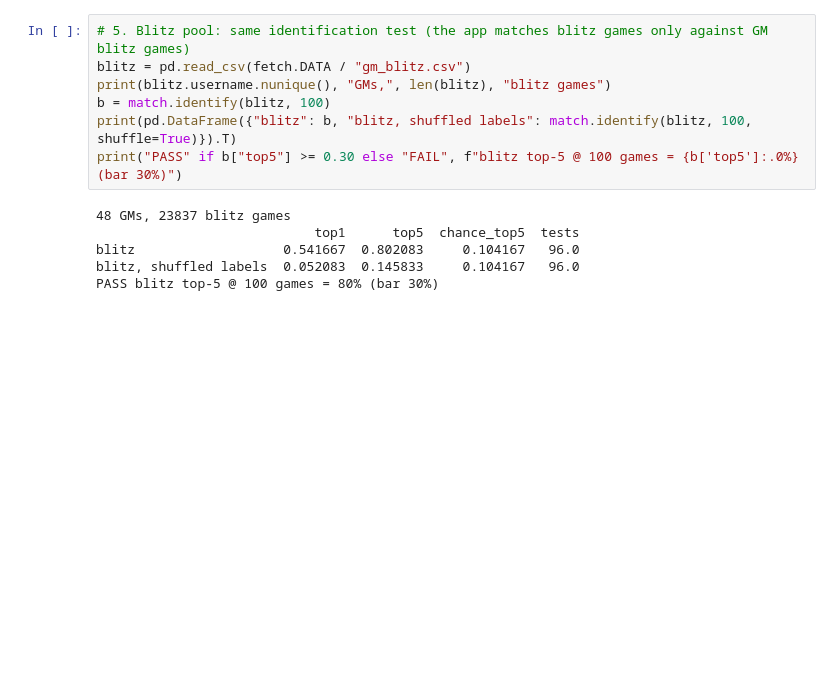
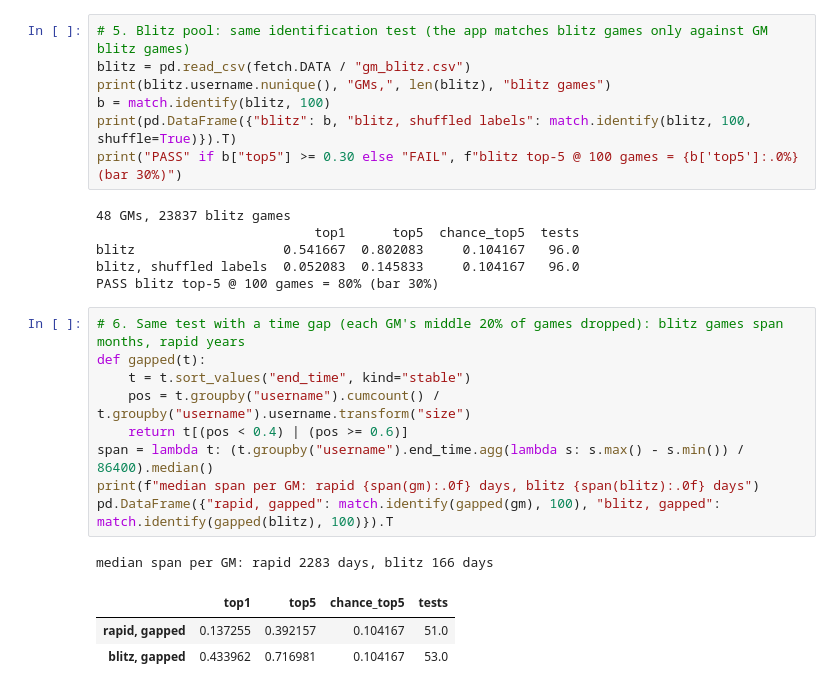
Before and after one commit to hyunjinlee0131-wq/chess-style, a Jupyter notebook: notebooks/02_validation.ipynb, the cells around one changed output. Cells and saved outputs as stored; diff of their text form; blank space fills up the shorter version.

Commit message:
docs: time-gapped blitz pool validation
Co-Authored-By: Claude Opus 5.5 <noreply@anthropic.com>

```diff
--- a/notebooks/02_validation.ipynb
+++ b/notebooks/02_validation.ipynb
@@ -59,3 +59,17 @@ print("PASS" if b["top5"] >= 0.30 else "FAIL", f"blitz top-5 @ 100 games = {b['t
 blitz                   0.541667  0.802083     0.104167   96.0
 blitz, shuffled labels  0.052083  0.145833     0.104167   96.0
 PASS blitz top-5 @ 100 games = 80% (bar 30%)
+# %%
+# 6. Same test with a time gap (each GM's middle 20% of games dropped): blitz games span months, rapid years
+def gapped(t):
+    t = t.sort_values("end_time", kind="stable")
+    pos = t.groupby("username").cumcount() / t.groupby("username").username.transform("size")
+    return t[(pos < 0.4) | (pos >= 0.6)]
+span = lambda t: (t.groupby("username").end_time.agg(lambda s: s.max() - s.min()) / 86400).median()
+print(f"median span per GM: rapid {span(gm):.0f} days, blitz {span(blitz):.0f} days")
+pd.DataFrame({"rapid, gapped": match.identify(gapped(gm), 100), "blitz, gapped": match.identify(gapped(blitz), 100)}).T
+# %% [output]
+median span per GM: rapid 2283 days, blitz 166 days
+|  | top1 | top5 | chance_top5 | tests |
+| rapid, gapped | 0.137255 | 0.392157 | 0.104167 | 51.0 |
+| blitz, gapped | 0.433962 | 0.716981 | 0.104167 | 53.0 |
```
Also changed, not shown: 2 other files.
